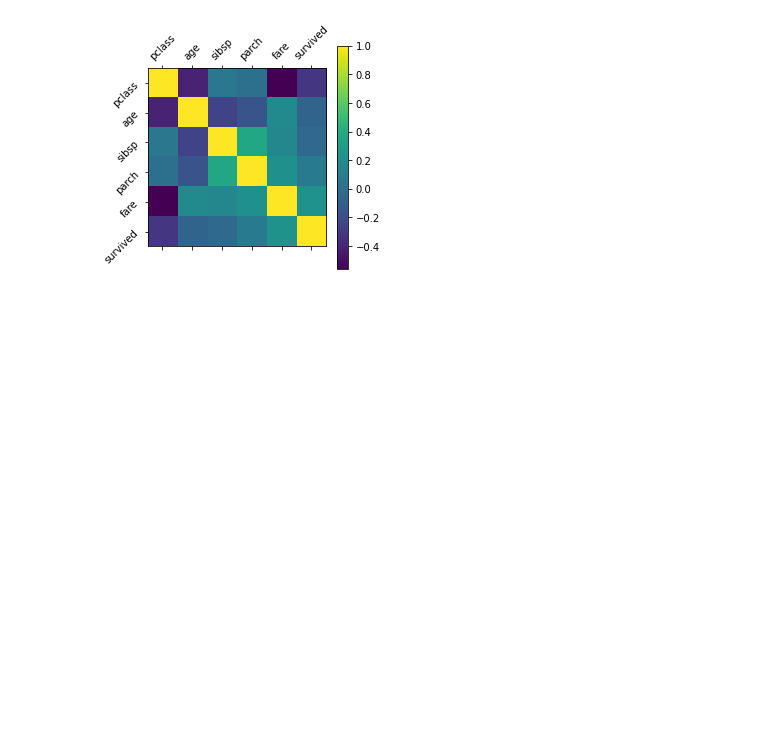
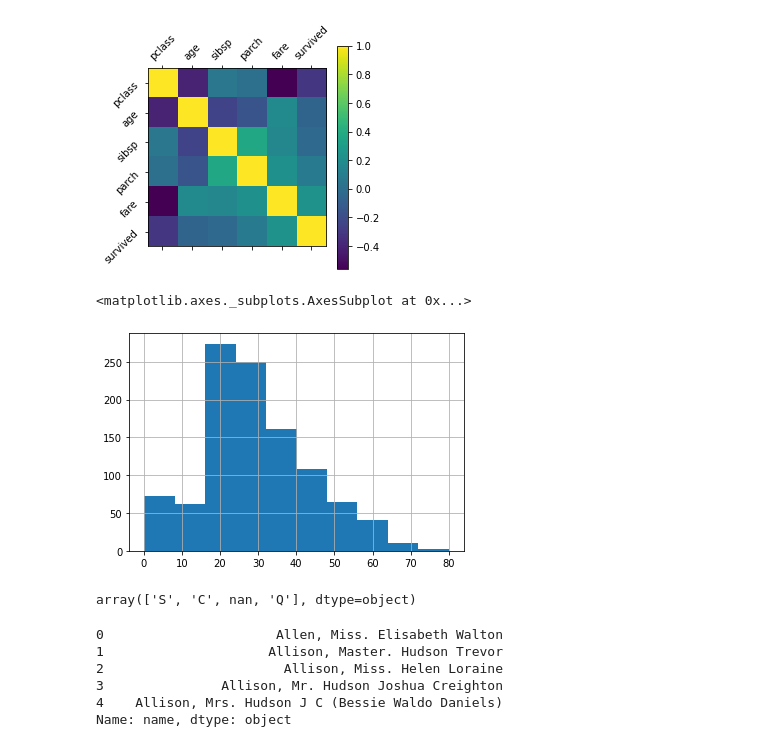
Before and after one commit to Otobi1/Back-to-Basics-A-Refresher-, a Jupyter notebook: Back_to_Basics_Pandas.ipynb, the cells around one changed output. Cells and saved outputs as stored; diff of their text form; code cells hidden in the pictures; blank space fills up the shorter version.

```diff
--- a/Back_to_Basics_Pandas.ipynb
+++ b/Back_to_Basics_Pandas.ipynb
@@ -60,3 +60,31 @@ plt.colorbar()
 plt.show()
 # %% [output]
 [figure]
+# %%
+# Histogram
+
+df["age"].hist()
+# %% [output]
+<matplotlib.axes._subplots.AxesSubplot at 0x...>
+[figure, added]
+# %%
+# Unique values
+
+df["embarked"].unique()
+# %% [output]
+array(['S', 'C', nan, 'Q'], dtype=object)
+# %%
+# Filtering
+
+# - We can filter the data by features and even by specific values or value ranges
+
+# - Selecting data by feature
+
+df["name"].head()
+# %% [output]
+0                      Allen, Miss. Elisabeth Walton
+1                     Allison, Master. Hudson Trevor
+2                       Allison, Miss. Helen Loraine
+3               Allison, Mr. Hudson Joshua Creighton
+4    Allison, Mrs. Hudson J C (Bessie Waldo Daniels)
+Name: name, dtype: object
```
Also changed, not shown: parts of 9 cells of this notebook.
